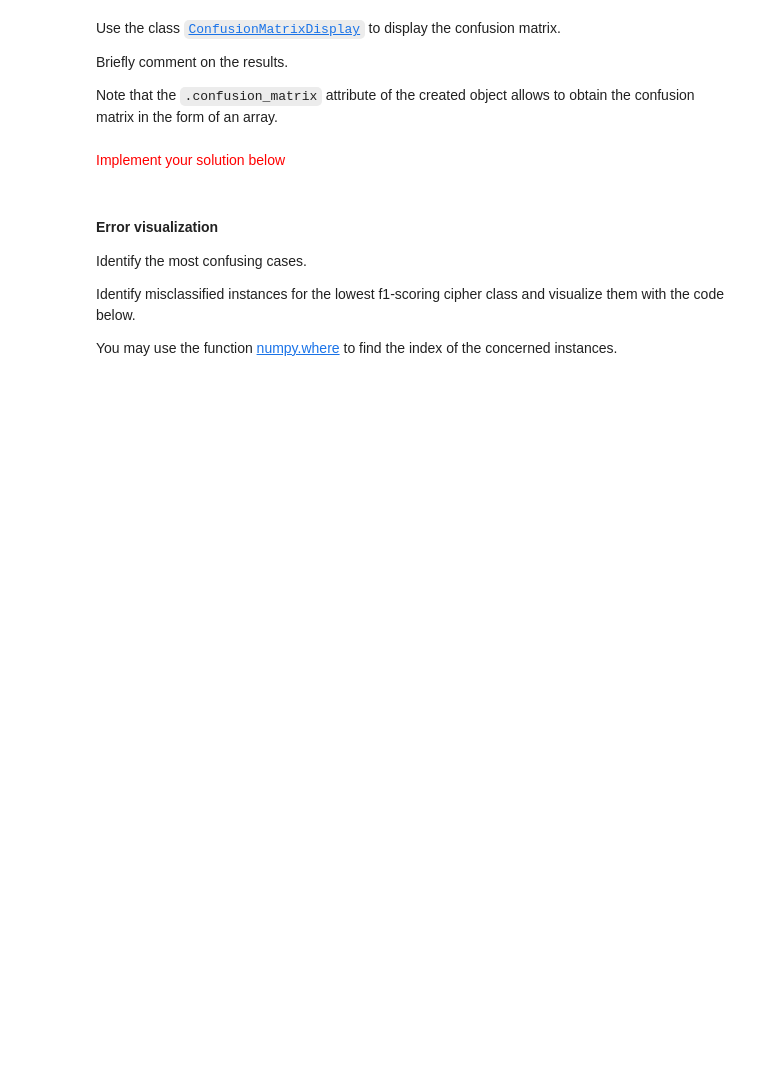
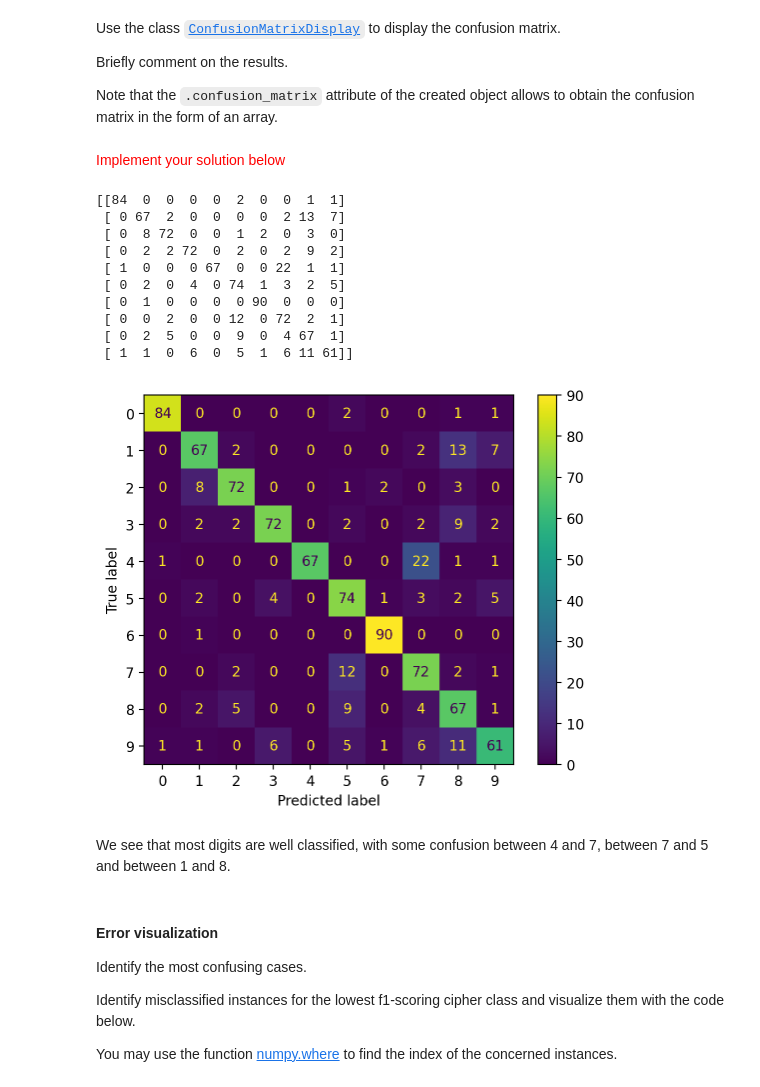
Before and after one commit to Wubpooz/APP5, a Jupyter notebook: Apprentissage_Automatise/TP 2 - Scikit-Learn - Evaluation.ipynb, the cells around one changed output. Drawn from its saved outputs; the diff is of its cells as text; code cells hidden in the pictures; blank space fills up the shorter version.

```diff
--- a/Apprentissage_Automatise/TP 2 - Scikit-Learn - Evaluation.ipynb
+++ b/Apprentissage_Automatise/TP 2 - Scikit-Learn - Evaluation.ipynb
@@ -50,12 +50,18 @@ print(data.shape, digits.target.shape)
 Randomly select the training and test dataset.
 # %% [markdown]
 <span style="color:red">Implement your solution below</span>
+# %%
+x_train, x_test, y_train, y_test = model_selection.train_test_split(data, digits.target, test_size=0.5, shuffle=False)
 # %% [markdown]
 #### Train the models
 # %% [markdown]
 Train the model using, e.g., the [Gaussian Naive Bayes Classifier](https://scikit-learn.org/stable/modules/generated/sklearn.naive_bayes.GaussianNB.html).
 # %% [markdown]
 <span style="color:red">Implement your solution below</span>
+# %%
+model = naive_bayes.GaussianNB()
+model.fit(x_train, y_train)
+y_pred = model.predict(x_test)
 # %% [markdown]
 #### Evaluate
 # %% [markdown]
@@ -75,6 +102,25 @@ Briefly comment on the results.
 Note that the `.confusion_matrix` attribute of the created object allows to obtain the confusion matrix in the form of an array.
 # %% [markdown]
 <span style="color:red">Implement your solution below</span>
+# %%
+from sklearn.metrics import ConfusionMatrixDisplay
+CM = ConfusionMatrixDisplay.from_predictions(y_test, y_pred)
+print(CM.confusion_matrix)
+plt.show()
+# %% [output]
+[[84  0  0  0  0  2  0  0  1  1]
+ [ 0 67  2  0  0  0  0  2 13  7]
+ [ 0  8 72  0  0  1  2  0  3  0]
+ [ 0  2  2 72  0  2  0  2  9  2]
+ [ 1  0  0  0 67  0  0 22  1  1]
+ [ 0  2  0  4  0 74  1  3  2  5]
+ [ 0  1  0  0  0  0 90  0  0  0]
+ [ 0  0  2  0  0 12  0 72  2  1]
+ [ 0  2  5  0  0  9  0  4 67  1]
+ [ 1  1  0  6  0  5  1  6 11 61]]
+[figure, added]
+# %% [markdown]
+We see that most digits are well classified, with some confusion between 4 and 7, between 7 and 5 and between 1 and 8.
 # %% [markdown]
 #### Error visualization
 
```
Also changed, not shown: parts of 6 cells of this notebook.
